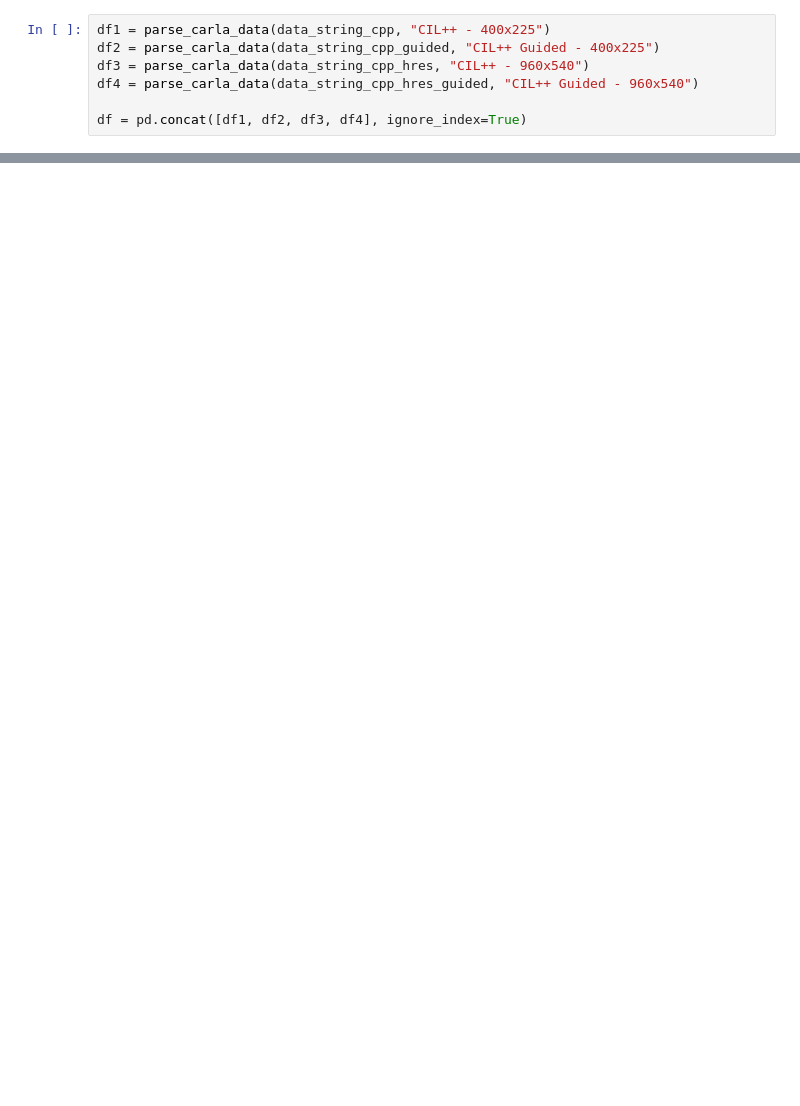
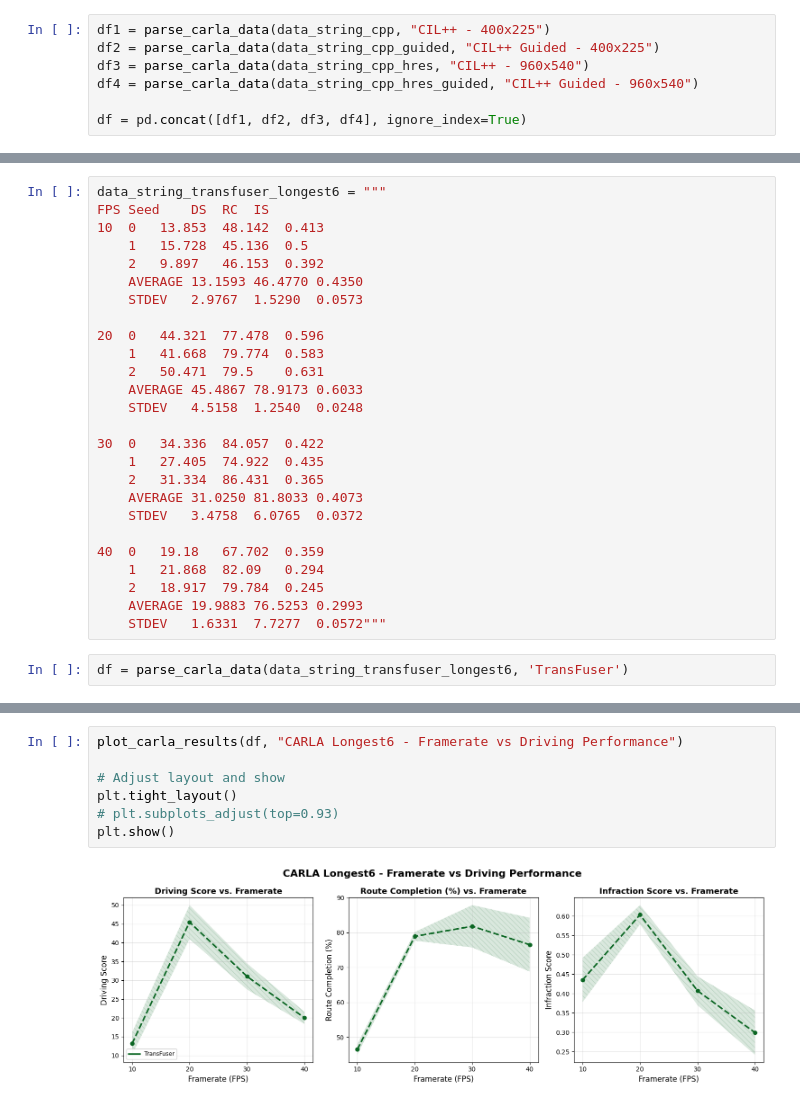
Before and after one commit to yixiao1/CILv2_multiview, a Jupyter notebook: 18_fps_vs_metrics.ipynb, the cells around one changed output, grey strips where cells are left out. Saved outputs shown, nothing was run; the diff lists cells and outputs as text; blank space fills up the shorter version.

```diff
--- a/18_fps_vs_metrics.ipynb
+++ b/18_fps_vs_metrics.ipynb
@@ -405,0 +557,28 @@ plot_carla_results(df, "CARLA NoCrash Synchronous: Effect of Framerate on Drivin
+# %%
+data_string_transfuser_longest6 = """
+FPS	Seed	DS	RC	IS
+10	0	13.853	48.142	0.413
+	1	15.728	45.136	0.5
+	2	9.897	46.153	0.392
+	AVERAGE	13.1593	46.4770	0.4350
+	STDEV	2.9767	1.5290	0.0573
+
+20	0	44.321	77.478	0.596
+	1	41.668	79.774	0.583
+	2	50.471	79.5	0.631
+	AVERAGE	45.4867	78.9173	0.6033
+	STDEV	4.5158	1.2540	0.0248
+
+30	0	34.336	84.057	0.422
+	1	27.405	74.922	0.435
+	2	31.334	86.431	0.365
+	AVERAGE	31.0250	81.8033	0.4073
+	STDEV	3.4758	6.0765	0.0372
+
+40	0	19.18	67.702	0.359
+	1	21.868	82.09	0.294
+	2	18.917	79.784	0.245
+	AVERAGE	19.9883	76.5253	0.2993
+	STDEV	1.6331	7.7277	0.0572"""
+# %%
+df = parse_carla_data(data_string_transfuser_longest6, 'TransFuser')
@@ -405,0 +696,9 @@ plot_carla_results(df, "CARLA NoCrash Synchronous: Effect of Framerate on Drivin
+# %%
+plot_carla_results(df, "CARLA Longest6 - Framerate vs Driving Performance")
+
+# Adjust layout and show
+plt.tight_layout()
+# plt.subplots_adjust(top=0.93)
+plt.show()
+# %% [output]
+[figure, added]
```
Also changed, not shown: parts of 6 cells of this notebook, 2 other files.
